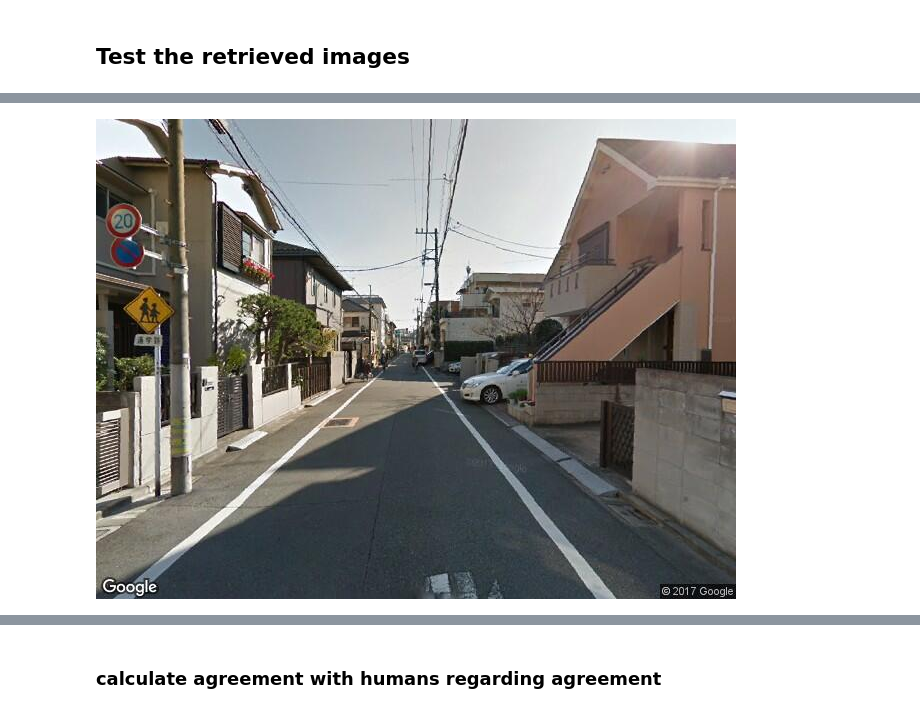
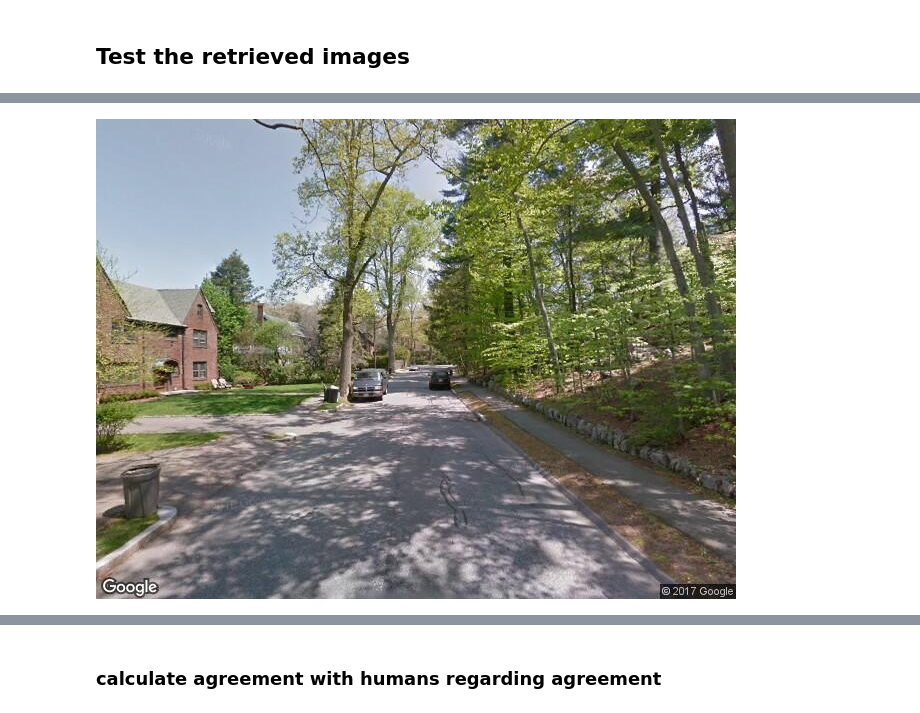
Before and after one commit to sagarjoglekar/ExplainingUrbanEmotions, a Jupyter notebook: notebooks/RetreivalPipeline.ipynb, the cells around one changed output, grey strips where cells are left out. Cells and saved outputs as stored; diff of their text form; code cells hidden in the pictures.

```diff
--- a/notebooks/RetreivalPipeline.ipynb
+++ b/notebooks/RetreivalPipeline.ipynb
@@ -405,8 +483,15 @@ print len(filesMap.keys()), len(retreivalFileMap.keys())
 def lockDownDistanceFunction(src, dst):
     labels = ['Sky', 'Building', 'Pole','Road Marking','Road','Pavement','Tree','Sign Symbol','Fence','Vehicle','Pedestrian', 'Bike']
     #features to lock
-    lockDownRatios = [ 1.0 , 4.0 ]
-    #Tolerance levels in normalized ratios
+    lockDownRatios = [ 0.0 , 1.0 , 2.0 , 3.0 , 4.0 , 5.0 , 6.0, 7.0 , 8.0 , 9.0 , 10.0 , 11.0 ] #Everything
+    #lockDownRatios = [ 0.0 , 1.0 , 2.0 , 3.0 , 4.0 , 5.0 , 7.0 , 8.0 , 9.0 , 10.0 , 11.0 ] #Everything but trees
+    #lockDownRatios = [ 0.0 , 1.0 , 2.0 , 3.0 , 4.0 , 5.0 , 6.0 , 7.0 , 8.0 ] #Everything but Mobility
+    #lockDownRatios = [ 0.0 , 1.0 , 3.0 , 4.0 , 6.0, 9.0 , 10.0 , 11.0 ] #Everything but ROAD SIDES
+    #lockDownRatios = [ 0.0 , 1.0 , 2.0 , 5.0 , 6.0 , 7.0 , 8.0 , 9.0 , 10.0 , 11.0 ] #Everything but Roads
+    #lockDownRatios = [ 0.0 , 2.0 , 3.0 , 4.0 , 5.0 ,6.0, 7.0 , 8.0 , 9.0 , 10.0 , 11.0 ] #Everything but Buildings
+    #lockDownRatios = [ 1.0 , 2.0 , 3.0 , 4.0 , 5.0 , 6.0, 7.0 , 8.0 , 9.0 , 10.0 , 11.0 ] #Everything but Sky
+    #lockDownRatios = [] # Everything unlocked
+    ##Tolerance levels in normalized ratios
     tol = 0.1
     for obj in lockDownRatios:
         if obj in src['segnet']:
@@ -476,8 +685,14 @@ retreivedDf = {}
 # %%
 for k in filesMap:
     top5Keys = [p[0] for p in top5s[k]]
+    top5locs = {}
+    for l in top5s[k]:
+        top5locs[l[0]] = {}
+        top5locs[l[0]]['long'] = imgCoords[l[0]].x
+        top5locs[l[0]]['lat'] = imgCoords[l[0]].y
     top5Paths = [dataFileMap[p[0]]['path'] for p in top5s[k]]
     origPath = filesMap[k]['origPath']
     xformPath = filesMap[k]['path']
+    originLoc = {'long' : imgCoords[k].x , 'lat' : imgCoords[k].y}
     retreivedDf[k] = dict()
-    retreivedDf[k] = {'key' : k , 'origPath' : origPath ,'XformPath' : xformPath , 'Top5Keys' : [top5Keys] , 'Top5Paths' : [top5Paths]}
+    retreivedDf[k] = {'key' : k , 'originLoc' : originLoc, 'origPath' : origPath ,'XformPath' : xformPath , 'Top5Keys' : [top5Keys] , 'Top5Paths' : [top5Paths] , 'Top5Locs' : top5locs}
@@ -512,4 +745,6 @@ retreivedDf[retreivedDf.keys()[10]]['Top5Paths'][0]
 # %%
 # for k in range(len(retreivedDf.keys()[:90])):
 #     print retreivedDf[retreivedDf.keys()[k]]['XformPath']
+# %%
+bestExamples = [k for k in retreivedDf if k in ugliestImgs.keys()]
 # %%
@@ -516,0 +752,2 @@ k =  831 #904 #113 #112 #56 #54 #196 #193 #31 #30 #111 #24 #111 #16 #190 16 #15
+# %%
+k = bestExamples[1]
@@ -521,4 +785,4 @@ retreivedDf[retreivedDf.keys()[k]]['XformPath']
 # %%
-Image(retreivedDf[retreivedDf.keys()[k]]['origPath'])
+Image(retreivedDf[k]['Top5Paths'][0] [1])
 # %% [output]
-[figure, old version]
+[figure, new version]
```
Also changed, not shown: parts of 125 cells of this notebook, 3 other files.
